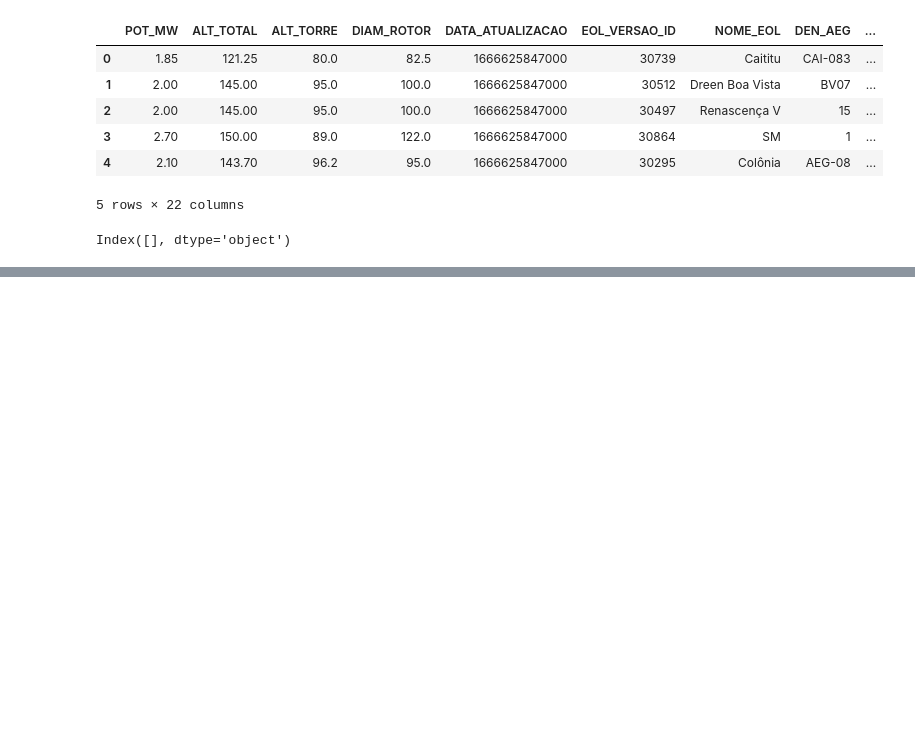
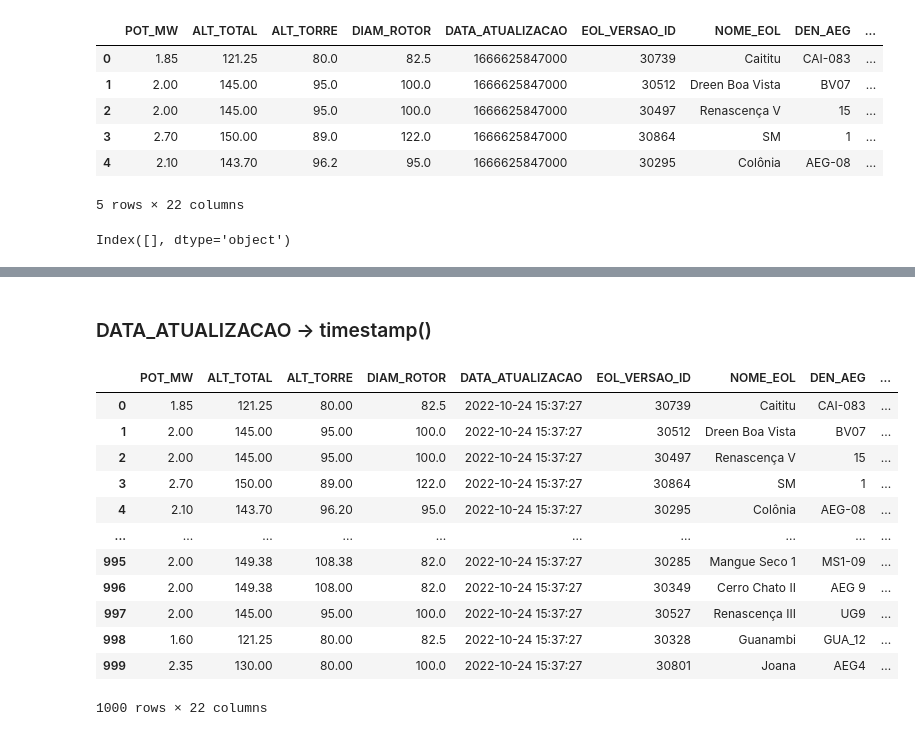
Before and after one commit to JEduardoHolanda/DataAnalysis, a Jupyter notebook: main.ipynb, the cells around one changed output, grey strips where cells are left out. Drawn from its saved outputs; the diff is of its cells as text; code cells hidden in the pictures; blank space fills up the shorter version.

```diff
--- a/main.ipynb
+++ b/main.ipynb
@@ -153,5 +178,7 @@ gdf.head()
 gdf.columns[gdf.isnull().all()]
 # %% [output]
 Index([], dtype='object')
+# %%
+gdf = gdf.drop(columns=gdf.columns[gdf.isnull().all()])
 # %%
 gdf.drop(columns='geometry').to_csv("outputs/output_setores.csv",index = False)
@@ -157,0 +202,21 @@ gdf.drop(columns='geometry').to_csv("outputs/output_setores.csv",index = False)
+# %% [markdown]
+### DATA_ATUALIZACAO -> timestamp()
+# %%
+import pandas as pd
+gdf['DATA_ATUALIZACAO'] = pd.to_datetime(gdf['DATA_ATUALIZACAO'], unit='ms')
+# %%
+gdf
+# %% [output]
+|  | POT_MW | ALT_TOTAL | ALT_TORRE | DIAM_ROTOR | DATA_ATUALIZACAO | EOL_VERSAO_ID | NOME_EOL | DEN_AEG | ... |
+| 0 | 1.85 | 121.25 | 80.00 | 82.5 | 2022-10-24 15:37:27 | 30739 | Caititu | CAI-083 | ... |
+| 1 | 2.00 | 145.00 | 95.00 | 100.0 | 2022-10-24 15:37:27 | 30512 | Dreen Boa Vista | BV07 | ... |
+| 2 | 2.00 | 145.00 | 95.00 | 100.0 | 2022-10-24 15:37:27 | 30497 | Renascença V | 15 | ... |
+| 3 | 2.70 | 150.00 | 89.00 | 122.0 | 2022-10-24 15:37:27 | 30864 | SM | 1 | ... |
+| 4 | 2.10 | 143.70 | 96.20 | 95.0 | 2022-10-24 15:37:27 | 30295 | Colônia | AEG-08 | ... |
+| ... | ... | ... | ... | ... | ... | ... | ... | ... | ... |
+| 995 | 2.00 | 149.38 | 108.38 | 82.0 | 2022-10-24 15:37:27 | 30285 | Mangue Seco 1 | MS1-09 | ... |
+| 996 | 2.00 | 149.38 | 108.00 | 82.0 | 2022-10-24 15:37:27 | 30349 | Cerro Chato II | AEG 9 | ... |
+| 997 | 2.00 | 145.00 | 95.00 | 100.0 | 2022-10-24 15:37:27 | 30527 | Renascença III | UG9 | ... |
+| 998 | 1.60 | 121.25 | 80.00 | 82.5 | 2022-10-24 15:37:27 | 30328 | Guanambi | GUA_12 | ... |
+| 999 | 2.35 | 130.00 | 80.00 | 100.0 | 2022-10-24 15:37:27 | 30801 | Joana | AEG4 | ... |
+1000 rows × 22 columns
```
Also changed, not shown: parts of 9 cells of this notebook, 2 other files.
